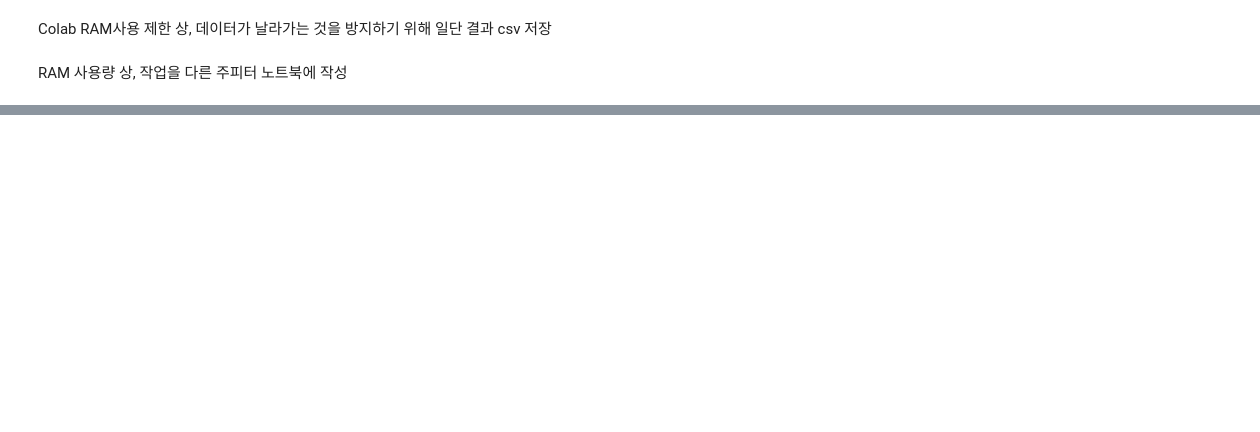
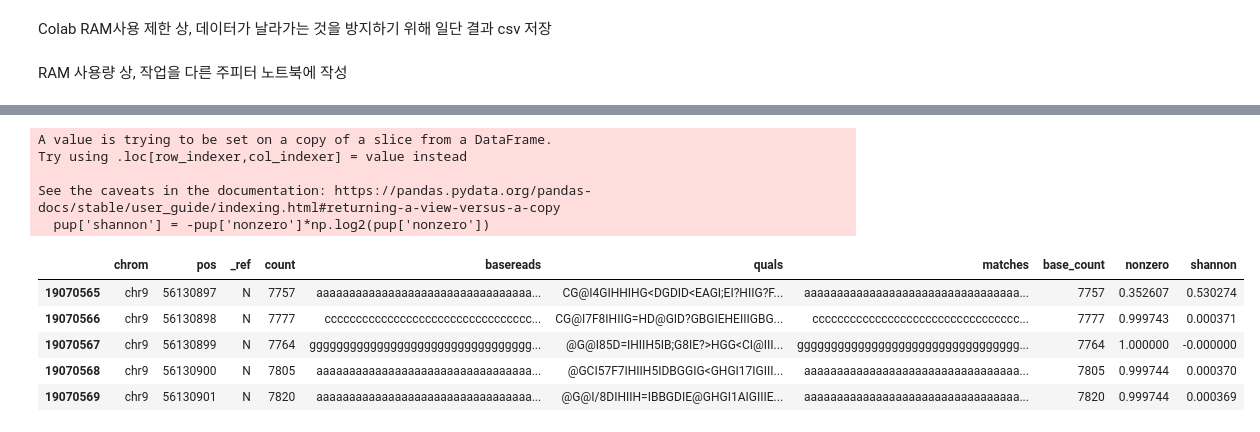
Before and after one commit to WoobeenJeong/miRNA_motif_finding, a Jupyter notebook: Project_001.ipynb, the cells around one changed output, grey strips where cells are left out. Saved outputs shown, nothing was run; the diff lists cells and outputs as text; code cells hidden in the pictures; blank space fills up the shorter version.

```diff
--- a/Project_001.ipynb
+++ b/Project_001.ipynb
@@ -232,0 +245,15 @@ RAM 사용량 상, 작업을 다른 주피터 노트북에 작성
+# %%
+pup['shannon'] = -pup['nonzero']*np.log2(pup['nonzero'])
+pup.head()
+# %% [output]
+A value is trying to be set on a copy of a slice from a DataFrame.
+Try using .loc[row_indexer,col_indexer] = value instead
+
+See the caveats in the documentation: https://pandas.pydata.org/pandas-docs/stable/user_guide/indexing.html#returning-a-view-versus-a-copy
+  pup['shannon'] = -pup['nonzero']*np.log2(pup['nonzero'])
+|  | chrom | pos | _ref | count | basereads | quals | matches | base_count | nonzero | shannon |
+| 19070565 | chr9 | 56130897 | N | 7757 | aaaaaaaaaaaaaaaaaaaaaaaaaaaaaaaaa... | CG@I4GIHHIHG<DGDID<EAGI;EI?HIIG?F... | aaaaaaaaaaaaaaaaaaaaaaaaaaaaaaaaa... | 7757 | 0.352607 | 0.530274 |
+| 19070566 | chr9 | 56130898 | N | 7777 | ccccccccccccccccccccccccccccccccc... | CG@I7F8IHIIG=HD@GID?GBGIEHEIIIGBG... | ccccccccccccccccccccccccccccccccc... | 7777 | 0.999743 | 0.000371 |
+| 19070567 | chr9 | 56130899 | N | 7764 | ggggggggggggggggggggggggggggggggg... | @G@I85D=IHIIH5IB;G8IE?>HGG<CI@III... | ggggggggggggggggggggggggggggggggg... | 7764 | 1.000000 | -0.000000 |
+| 19070568 | chr9 | 56130900 | N | 7805 | aaaaaaaaaaaaaaaaaaaaaaaaaaaaaaaaa... | @GCI57F7IHIIH5IDBGGIG<GHGI17IGIII... | aaaaaaaaaaaaaaaaaaaaaaaaaaaaaaaaa... | 7805 | 0.999744 | 0.000370 |
+| 19070569 | chr9 | 56130901 | N | 7820 | aaaaaaaaaaaaaaaaaaaaaaaaaaaaaaaaa... | @G@I/8DIHIIH=IBBGDIE@GHGI1AIGIIIE... | aaaaaaaaaaaaaaaaaaaaaaaaaaaaaaaaa... | 7820 | 0.999744 | 0.000369 |
```
Also changed, not shown: parts of 21 cells of this notebook.
